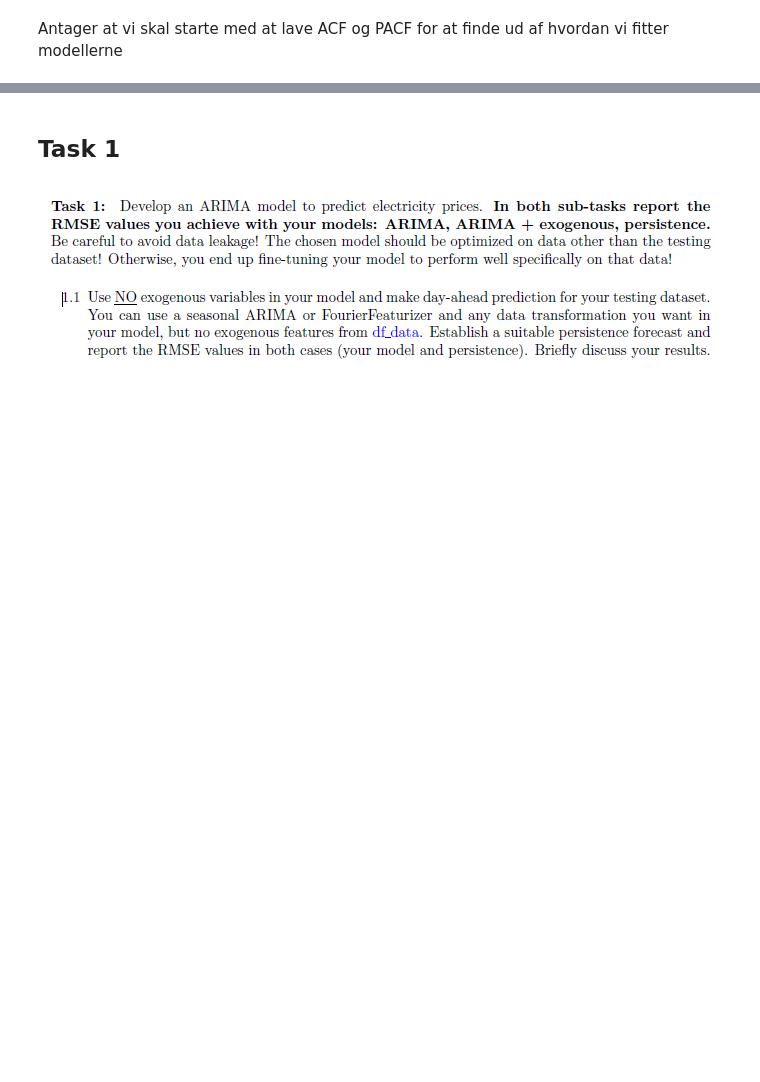
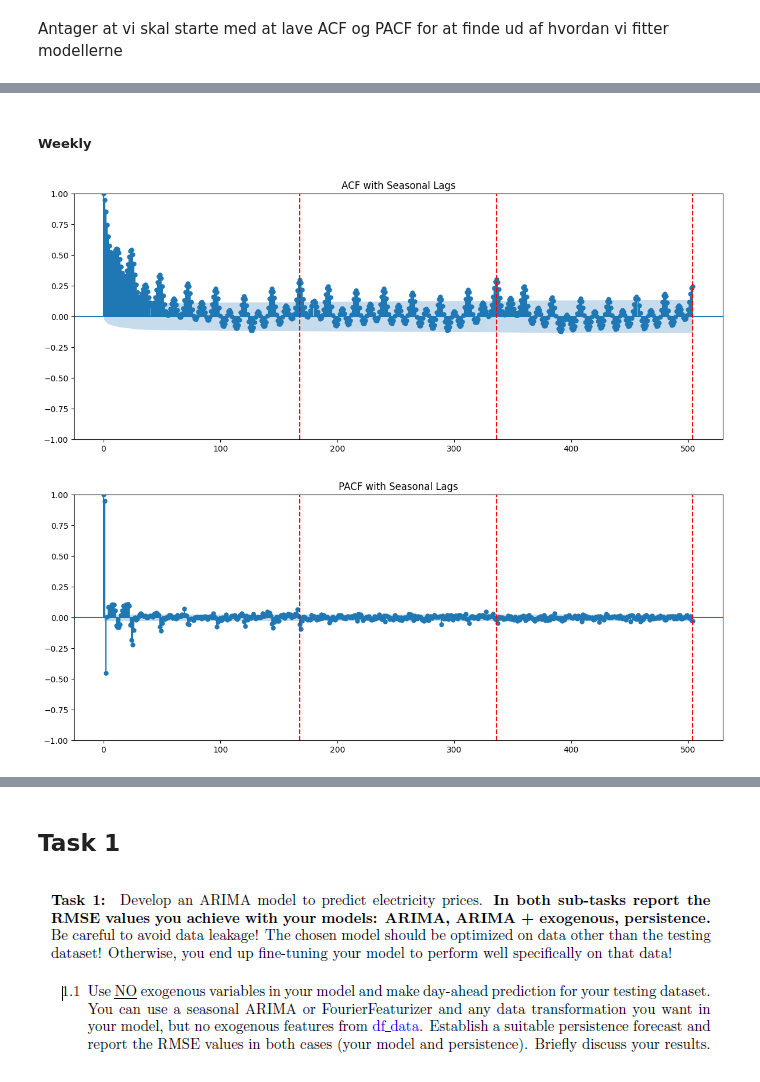
Before and after one commit to MortenHay/EnergyAnalytics, a Jupyter notebook: Assignment2/Aflevering-2.ipynb, the cells around one changed output, grey strips where cells are left out. Saved outputs shown, nothing was run; the diff lists cells and outputs as text; code cells hidden in the pictures; blank space fills up the shorter version.

```diff
--- a/Assignment2/Aflevering-2.ipynb
+++ b/Assignment2/Aflevering-2.ipynb
@@ -71,2 +80,30 @@ Laver ACF og PACF på training data
+# %% [markdown]
+##### Weekly
+# %%
+from statsmodels.graphics.tsaplots import plot_acf, plot_pacf
+
+seasonal_period = 168  # e.g., weekly seasonality for hourly data
+max_lags = 168 * 3     # show 3 seasonal cycles
+
+# ACF plot with seasonal markers
+fig, ax = plt.subplots(figsize=(12, 5))
+plot_acf(train['SpotPriceDKK'], lags=max_lags, alpha=0.05, ax=ax)
+for lag in range(seasonal_period, max_lags + 1, seasonal_period):
+    ax.axvline(x=lag, color='red', linestyle='--')
+ax.set_title("ACF with Seasonal Lags")
+plt.tight_layout()
+plt.show()
+
+# PACF plot with seasonal markers
+fig, ax = plt.subplots(figsize=(12, 5))
+plot_pacf(train['SpotPriceDKK'], lags=max_lags, alpha=0.05, method='ywm', ax=ax)
+for lag in range(seasonal_period, max_lags + 1, seasonal_period):
+    ax.axvline(x=lag, color='red', linestyle='--')
+ax.set_title("PACF with Seasonal Lags")
+plt.tight_layout()
+plt.show()
+# %% [output]
+[figure, added]
+[figure, added]
 # %%
 # Check ACF plot
```
Also changed, not shown: parts of 24 cells of this notebook.
